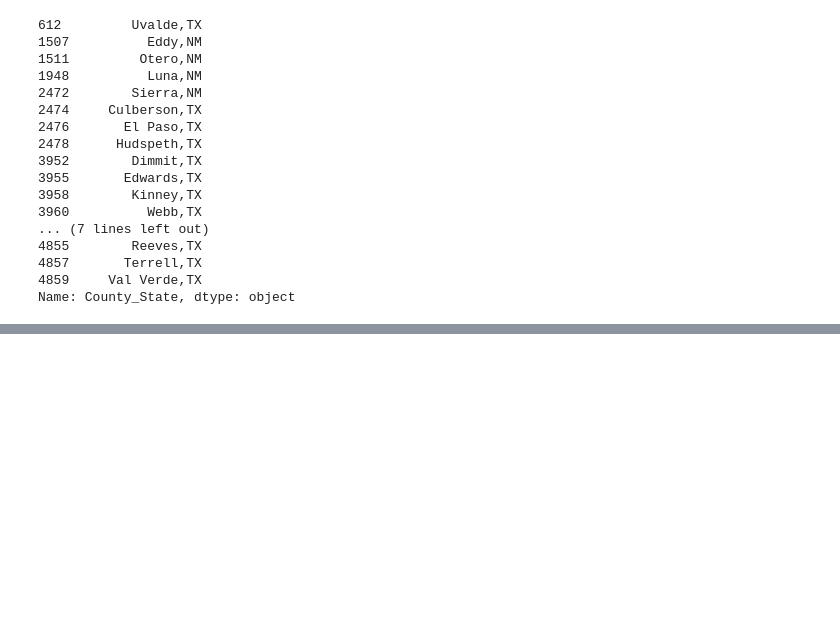
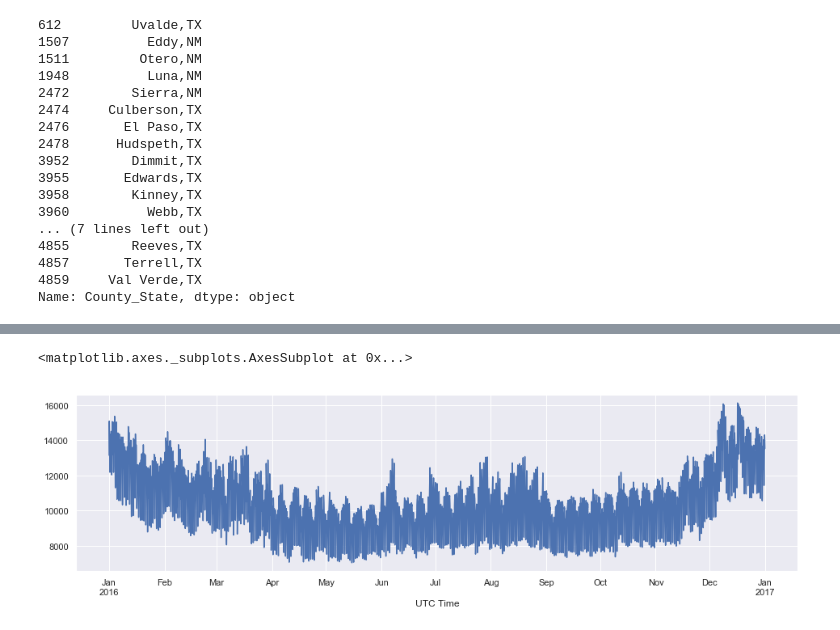
Before and after one commit to Breakthrough-Energy/PreREISE, a Jupyter notebook: prereise/gather/demanddata/EIA/demo/AssignBAByCounty.ipynb, the cells around one changed output, grey strips where cells are left out. Saved outputs shown, nothing was run; the diff lists cells and outputs as text; code cells hidden in the pictures; blank space fills up the shorter version.

```diff
--- a/prereise/gather/demanddata/EIA/demo/AssignBAByCounty.ipynb
+++ b/prereise/gather/demanddata/EIA/demo/AssignBAByCounty.ipynb
@@ -96,14 +123,21 @@ us_state_abbrev = {
 # %%
-dir_861 = 'U:\\src\\PreREISE\\prereise\\gather\\demanddata\\EIA\\demo\\data\\f8612016\\'
-dir_pop = 'U:\\src\\PreREISE\\prereise\\gather\\demanddata\\EIA\\demo\\data\\US_Counties_Population\\'
-dir_BA =  'U:\\src\\PreREISE\\prereise\\gather\\demanddata\\EIA\\test\\data\\'
+#dir_861 = 'U:\\src\\PreREISE\\prereise\\gather\\demanddata\\EIA\\demo\\data\\f8612016\\'
+#dir_pop = 'U:\\src\\PreREISE\\prereise\\gather\\demanddata\\EIA\\demo\\data\\US_Counties_Population\\'
+#dir_BA =  'U:\\src\\PreREISE\\prereise\\gather\\demanddata\\EIA\\test\\data\\'
+
+dir_861 = basedir1 + 'demo/data/f8612016/'
+dir_pop = basedir1 + 'demo/data/US_Counties_Population/'
+dir_BA =  basedir1 + 'test/data/'
+
 
 service_territory_file = 'Service_Territory_2016.xlsx'  #get utility-county mapping
 ba_counts_file = 'Sales_Ult_Cust_2016.xlsx'  #Get utility-BAname mapping
 ba_id_map_file = 'Balancing_Authority_2016.xlsx'  #use for checking final join: which BAs by state
 
 #This assumes data has been through outlier fixing for now
-ba_demand_file = 'BA_2016.csv'
+#ba_demand_file = 'BA_2016.csv'
+ba_demand_file = 'BA_fixed_demand_threshold_3.csv'
+
 
 #This file is edited from original due to mysterious read problems
 us_counties_pop_file = 'USCountyPop.csv'
@@ -120,6 +154,8 @@ ba_counts = pd.read_excel(io = dir_861 + '/' + ba_counts_file,
 counties_pop = pd.read_csv(dir_pop + '/' + us_counties_pop_file, header=0)
 ba_id_map = pd.read_excel(io = dir_861 + '/' + ba_id_map_file, header = 0)
 ba_demand = pd.read_csv(dir_BA + '/' + ba_demand_file, header = 0, parse_dates = True, index_col = 'UTC Time')
+
+ba_demand.fillna(0, inplace=True)
 # %%
 service_territory.head()
 # %% [output]
@@ -373,7 +409,7 @@ ba_counties_pop.loc[ba_counties_pop['BA_CODE']== 'EPE']['County'].tolist()
  'Val Verde']
 # %%
 # Load Zone mapping: use county-pop file; except CA and ElPaso
-wecc_states_list = ['WA','OR','CA','NV','AZ','UT','NM','CO','WY','MT']
+wecc_states_list = ['WA','OR','CA','NV','AZ','UT','NM','CO','WY','ID','MT']
 
 zone_county = {}
 for r in wecc_states_list:
@@ -461,0 +647,4 @@ ba_counties_pop['County'] + ',' + ba_counties_pop['State']
+# %%
+wecc_ba_counties_pop = ba_counties_pop.loc[ba_counties_pop['BA_CODE'].isin(ba_demand.columns)]
+# %%
+final_df = assign_BA_by_region_counties(wecc_ba_counties_pop, ba_demand, zone_county)
@@ -461,0 +680,5 @@ ba_counties_pop['County'] + ',' + ba_counties_pop['State']
+# %%
+final_df['WA'].plot(figsize = [16,4])
+# %% [output]
+<matplotlib.axes._subplots.AxesSubplot at 0x...>
+[figure, added]
```
Also changed, not shown: parts of 39 cells of this notebook.
